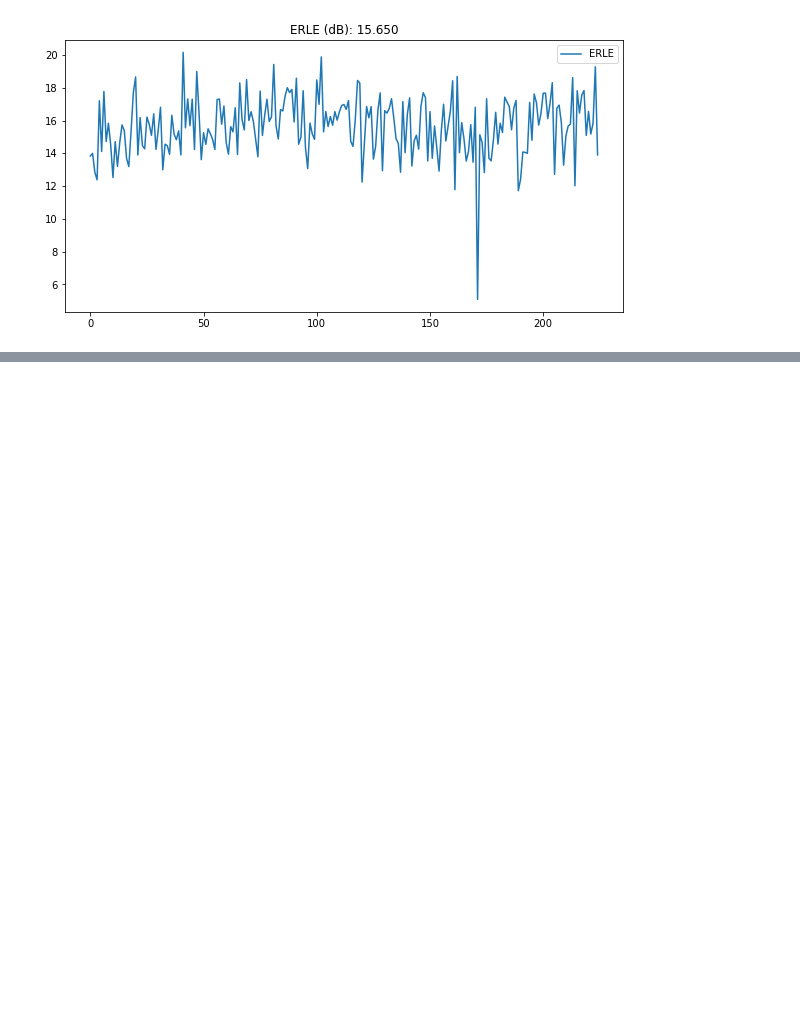
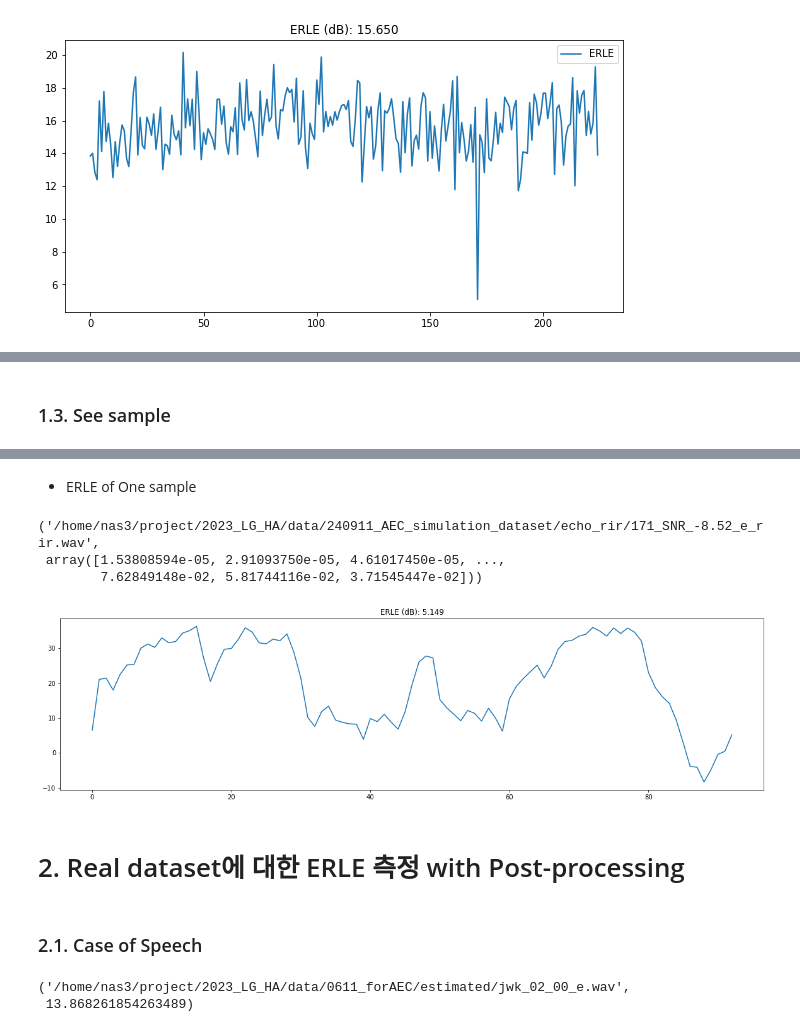
Before and after one commit to woosook0127/Speex_AEC_py, a Jupyter notebook: code/AEC_for_dataset.ipynb, the cells around one changed output, grey strips where cells are left out. Drawn from its saved outputs; the diff is of its cells as text; code cells hidden in the pictures; blank space fills up the shorter version.

```diff
--- a/code/AEC_for_dataset.ipynb
+++ b/code/AEC_for_dataset.ipynb
@@ -92,3 +101,5 @@ max(s), max(s_rir), max(e_rir), max(e), max(x)
+# %% [markdown]
+### 1.3. See sample
 # %%
 import IPython.display as ipd
 ipd.Audio(file_list[4][idx], rate=16000)
@@ -98,3 +109,36 @@ ipd.Audio(file_list[4][idx], rate=16000)
 ipd.Audio(aec_echo, rate=16000)
 # %% [output]
 [interactive output not drawn]
+# %% [markdown]
+- ERLE of One sample
+# %%
+file_list[2][171], aec_echo
+# %% [output]
+('/home/nas3/project/2023_LG_HA/data/240911_AEC_simulation_dataset/echo_rir/171_SNR_-8.52_e_rir.wav',
+ array([1.53808594e-05, 2.91093750e-05, 4.61017450e-05, ...,
+        7.62849148e-02, 5.81744116e-02, 3.71545447e-02]))
+# %%
+import matplotlib.pyplot as plt
+e, _ = sf.read(file_list[3][171])
+s, _ = sf.read(file_list[4][171])
+aec_speech, aec_echo = aec.run_AEC(e, s, 16000, processor=aec.MDF,
+                        # output_filename="AEC_RIRMIX"
+                            )
+
+# ERLE graph
+e1 = aec.calculate_erle(sf.read(file_list[2][171])[0], aec_echo, dropout=0,tag='simulation', opt_print=False)
+# el = aec.windowed_calculate_erle(sf.read(file_list[2][171])[0], aec_echo, tag='simulation', window_size=len(e))
+
+win_erle_1 = aec.windowed_calculate_erle(sf.read(file_list[2][171])[0], aec_echo, tag='simulation')
+
+plt.figure(figsize=(20, 5))
+plt.plot(win_erle_1)
+
+plt.title(f"ERLE (dB): {e1:.3f}")
+plt.show()
+# %% [output]
+[figure, added]
+# %% [markdown]
+# 2. Real dataset에 대한 ERLE 측정 with Post-processing
+# %% [markdown]
+### 2.1. Case of Speech
@@ -100,0 +161,5 @@ ipd.Audio(aec_echo, rate=16000)
+# %%
+aec_echo_list[15], ERLE_arr[15]
+# %% [output]
+('/home/nas3/project/2023_LG_HA/data/0611_forAEC/estimated/jwk_02_00_e.wav',
+ 13.868261854263489)
```
Also changed, not shown: parts of 22 cells of this notebook, 3 other files.
